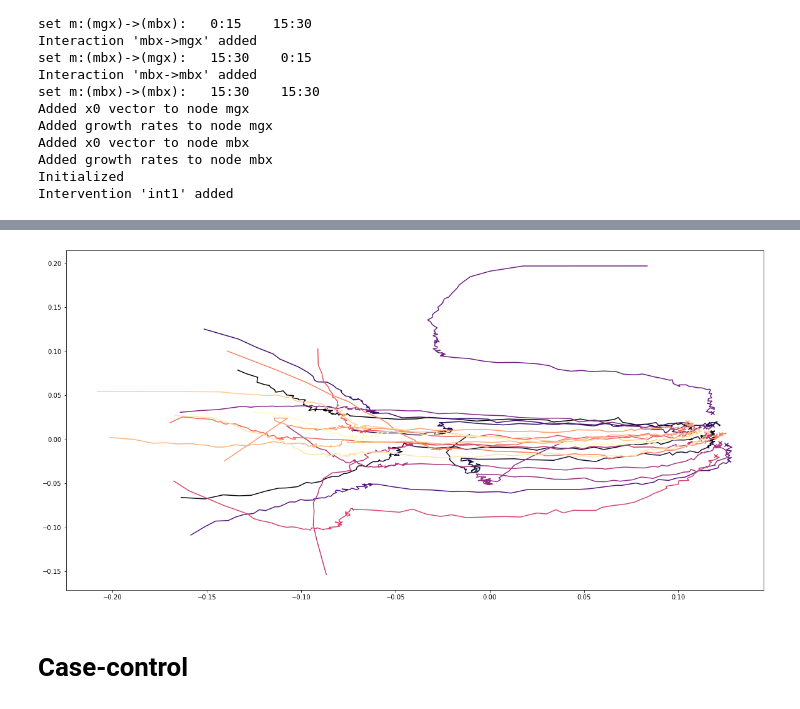
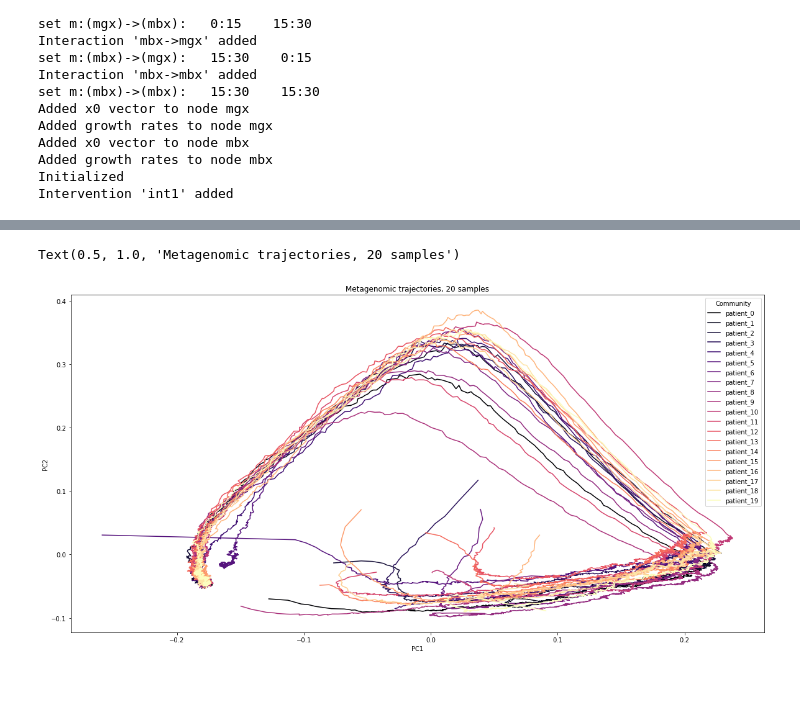
Before and after one commit to pchlenski/misdeed, a Jupyter notebook: notebooks/examples.ipynb, the cells around one changed output, grey strips where cells are left out. Cells and saved outputs as stored; diff of their text form; code cells hidden in the pictures.

```diff
--- a/notebooks/examples.ipynb
+++ b/notebooks/examples.ipynb
@@ -34,11 +49,21 @@ np.random.seed(10 )
 # %%
 # Set global variables
-TIME_POINTS = 100
-TIME_STEP = 1e-1 # Update abundances 10x/day
+TIME_POINTS = 1000
+TIME_STEP = 1e-2 # Update abundances 100x/day
 NODE_NAMES = ['mgx', 'mbx'] # 2 nodes named 'mgx' and 'mbx'
 NODE_SIZES = [15, 15] # Set interaction matrices and growth rates randomly
-INTERVENTION_START = 50 # Start intervention at day 50
-INTERVENTION_END = 100 # End intervention at day 100
+INTERVENTION_START = int(TIME_POINTS / 2) # Start intervention halfway through
+INTERVENTION_END = TIME_POINTS # End intervention at the end
+DOWNSAMPLE = 20 # Keep every 20-th time point (Results in 50 time points covering 10 days)
+
+# Generator variables
+NOISE_VAR = .01
+N_TRAJECTORIES = 20
+
+# Case-control variables
+N_PATIENTS = 100
+CASE_CONTROL = .75
+EFFECT_SIZE = 1
 
 # Get names
 NAMES_MGX = [f"mgx_{i}" for i in range(NODE_SIZES[0])]
@@ -91,11 +137,16 @@ TypeError: plot_timecourse() got an unexpected keyword argument 'names'
 # %%
 # Run multi-generator and plot:
-z2, x2, y2 = gen.generate_multiple(n=20)
+z2, x2, y2 = gen.generate_multiple(n=N_TRAJECTORIES, noise_var=NOISE_VAR)
 plot_pca(
     trajectories=[y2],
     node_name='mgx'
 )
+
+# Labels
+plt.legend(title="Community", labels=[f"patient_{i}" for i in range(N_TRAJECTORIES)])
+plt.xlabel("PC1")
+plt.ylabel("PC2")
+plt.title("Metagenomic trajectories, 20 samples")
 # %% [output]
+Text(0.5, 1.0, 'Metagenomic trajectories, 20 samples')
-[figure, old version]
+[figure, new version]
-# %% [markdown]
-# Case-control
```
Also changed, not shown: parts of 16 cells of this notebook.
